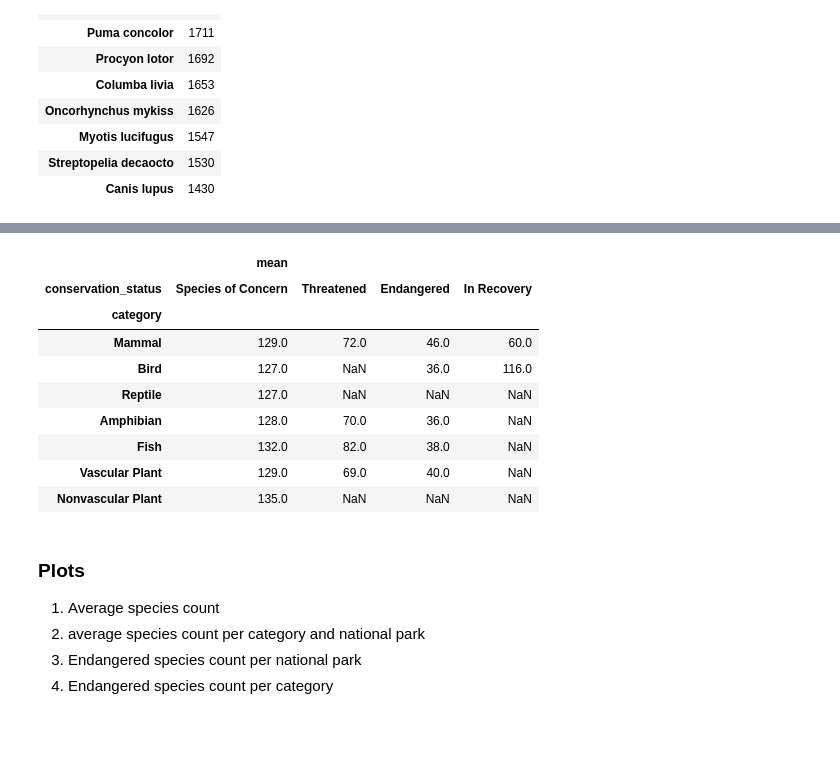
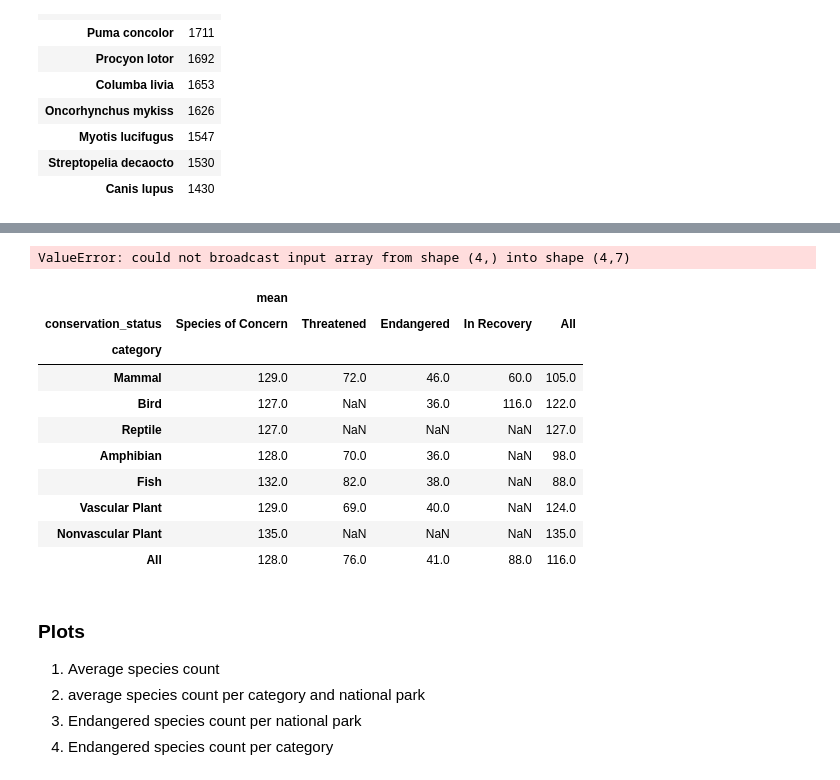
Before and after one commit to egecalay/Biodiversity-in-National-Parks, a Jupyter notebook: biodiversity.ipynb, the cells around one changed output, grey strips where cells are left out. Saved outputs shown, nothing was run; the diff lists cells and outputs as text; code cells hidden in the pictures; blank space fills up the shorter version.

```diff
--- a/biodiversity.ipynb
+++ b/biodiversity.ipynb
@@ -327,19 +339,29 @@ np.round(df_group_3_mean)
+# %%
+lst= []
+
+for name, group in df_group_3_mean.groupby(level=0):
+    group.loc['Sub Total'] = df_group_3_mean.sum()
+    lst.append(group)
+lst
+# %% [output]
+ValueError: could not broadcast input array from shape (4,) into shape (4,7)
 # %%
 # 5. Which category has the most endangered species on average?
 #df_group_4= df.groupby(['conservation_status','category']).observations.aggregate(['sum'])
-df_group_4=df.pivot_table(index='category',columns='conservation_status',values='observations',aggfunc=['mean'])
+df_group_4=df.pivot_table(index='category',columns='conservation_status',values='observations',aggfunc=['mean'],margins=True)
 np.round(df_group_4)
 # %% [output]
-|  | mean |  |  |  |
-| conservation_status | Species of Concern | Threatened | Endangered | In Recovery |
-| category |  |  |  |  |
-| Mammal | 129.0 | 72.0 | 46.0 | 60.0 |
-| Bird | 127.0 | NaN | 36.0 | 116.0 |
-| Reptile | 127.0 | NaN | NaN | NaN |
-| Amphibian | 128.0 | 70.0 | 36.0 | NaN |
-| Fish | 132.0 | 82.0 | 38.0 | NaN |
-| Vascular Plant | 129.0 | 69.0 | 40.0 | NaN |
-| Nonvascular Plant | 135.0 | NaN | NaN | NaN |
+|  | mean |  |  |  |  |
+| conservation_status | Species of Concern | Threatened | Endangered | In Recovery | All |
+| category |  |  |  |  |  |
+| Mammal | 129.0 | 72.0 | 46.0 | 60.0 | 105.0 |
+| Bird | 127.0 | NaN | 36.0 | 116.0 | 122.0 |
+| Reptile | 127.0 | NaN | NaN | NaN | 127.0 |
+| Amphibian | 128.0 | 70.0 | 36.0 | NaN | 98.0 |
+| Fish | 132.0 | 82.0 | 38.0 | NaN | 88.0 |
+| Vascular Plant | 129.0 | 69.0 | 40.0 | NaN | 124.0 |
+| Nonvascular Plant | 135.0 | NaN | NaN | NaN | 135.0 |
+| All | 128.0 | 76.0 | 41.0 | 88.0 | 116.0 |
 # %% [markdown]
 ### Plots
 1. Average species count
```
Also changed, not shown: parts of 3 cells of this notebook.
